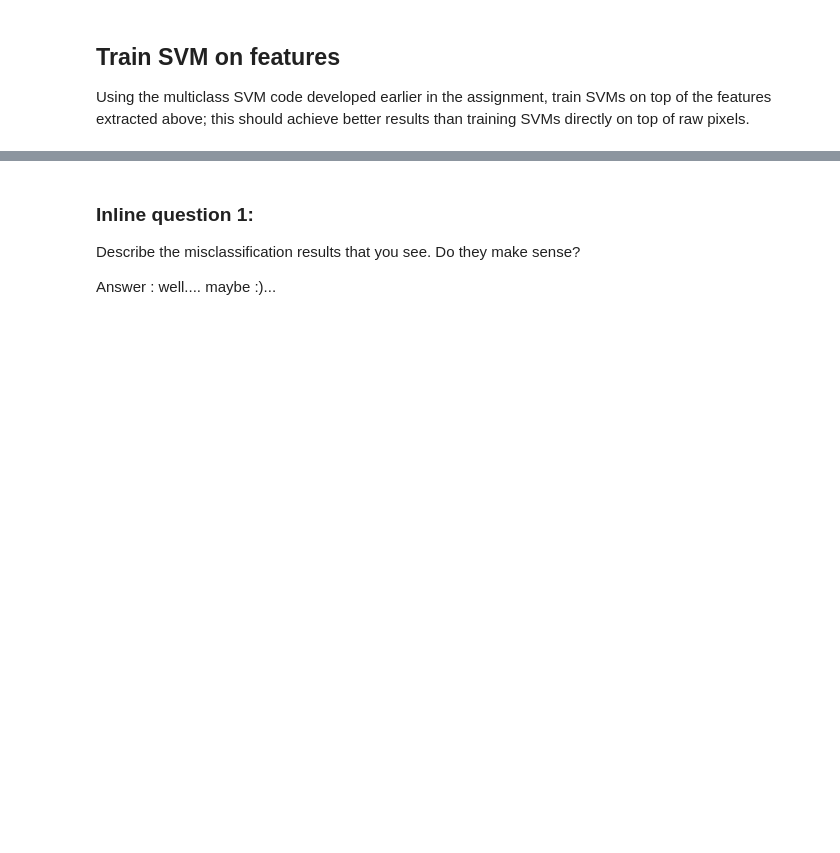
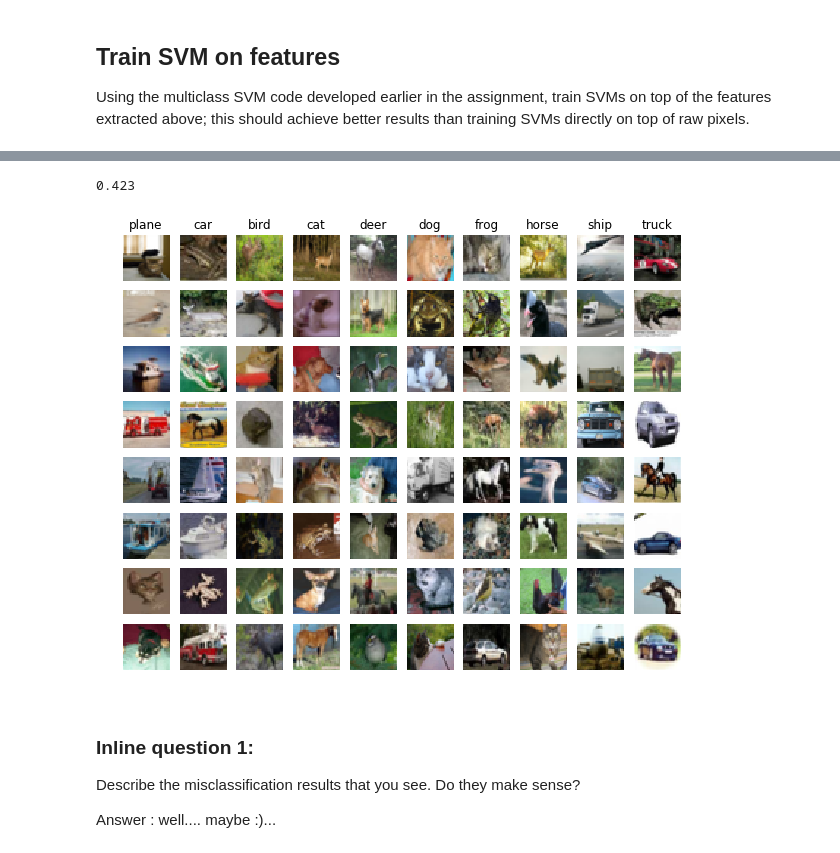
Before and after one commit to kozistr/ML-Study, a Jupyter notebook: CS231n/Assignment1/features.ipynb, the cells around one changed output, grey strips where cells are left out. Saved outputs shown, nothing was run; the diff lists cells and outputs as text; code cells hidden in the pictures; blank space fills up the shorter version.

```diff
--- a/CS231n/Assignment1/features.ipynb
+++ b/CS231n/Assignment1/features.ipynb
@@ -12,12 +12,11 @@ import sys
 import numpy as np
 import matplotlib.pyplot as plt
 
-sys.path.append('../../')
+from data_utils import *
 
-from datasets import CiFarDataSet as DataSet
 
 %matplotlib inline
-plt.rcParams['figure.figsize'] = (10., 10.)  # set default size of plots
+plt.rcParams['figure.figsize'] = (10., 8.)  # set default size of plots
 plt.rcParams['image.interpolation'] = 'nearest'
 plt.rcParams['image.cmap'] = 'gray'
 
@@ -56,3 +30,26 @@ print(x_test.shape, y_test.shape)
+# %%
+from features import color_histogram_hsv, hog_feature
+
+
+def get_CIFAR10_data(num_training=49000, num_validation=1000, num_test=1000):
+  # Load the raw CIFAR-10 data
+  cifar10_dir = 'D:\\DataSet\\Cifar\\cifar-10-batches-py'
+  X_train, y_train, X_test, y_test = load_CIFAR10(cifar10_dir)
+
+  # Subsample the data
+  mask = range(num_training, num_training + num_validation)
+  X_val = X_train[mask]
+  y_val = y_train[mask]
+  mask = range(num_training)
+  X_train = X_train[mask]
+  y_train = y_train[mask]
+  mask = range(num_test)
+  X_test = X_test[mask]
+  y_test = y_test[mask]
+
+  return X_train, y_train, X_val, y_val, X_test, y_test
+
+x_train, y_train, x_val, y_val, x_test, y_test = get_CIFAR10_data()
 # %% [markdown]
 ## Extract Features
 For each image we will compute a Histogram of Oriented
@@ -180,31 +193,35 @@ IndexError: arrays used as indices must be of integer (or boolean) type
 # %%
 # Evaluate your trained SVM on the test set
-y_test_pred = best_svm.predict(X_test_feats)
+y_test_pred = best_svm.predict(x_test_feats)
 test_accuracy = np.mean(y_test == y_test_pred)
 
 print(test_accuracy)
+# %% [output]
+0.423
 # %%
 # An important way to gain intuition about how an algorithm works is to
 # visualize the mistakes that it makes. In this visualization, we show examples
 # of images that are misclassified by our current system. The first column
 # shows images that our system labeled as "plane" but whose true label is
 # something other than "plane".
 
 examples_per_class = 8
 classes = ['plane', 'car', 'bird', 'cat', 'deer', 'dog', 'frog', 'horse', 'ship', 'truck']
 for cls, cls_name in enumerate(classes):
     idxs = np.where((y_test != cls) & (y_test_pred == cls))[0]
     idxs = np.random.choice(idxs, examples_per_class, replace=False)
 
     for i, idx in enumerate(idxs):
         plt.subplot(examples_per_class, len(classes), i * len(classes) + cls + 1)
-        plt.imshow(X_test[idx].astype('uint8'))
+        plt.imshow(x_test[idx].astype('uint8'))
         plt.axis('off')
 
         if i == 0:
             plt.title(cls_name)
 
 plt.show()
+# %% [output]
+[figure, added]
 # %% [markdown]
 ### Inline question 1:
 Describe the misclassification results that you see. Do they make sense?
```
Also changed, not shown: parts of 6 cells of this notebook, 1 other file.
